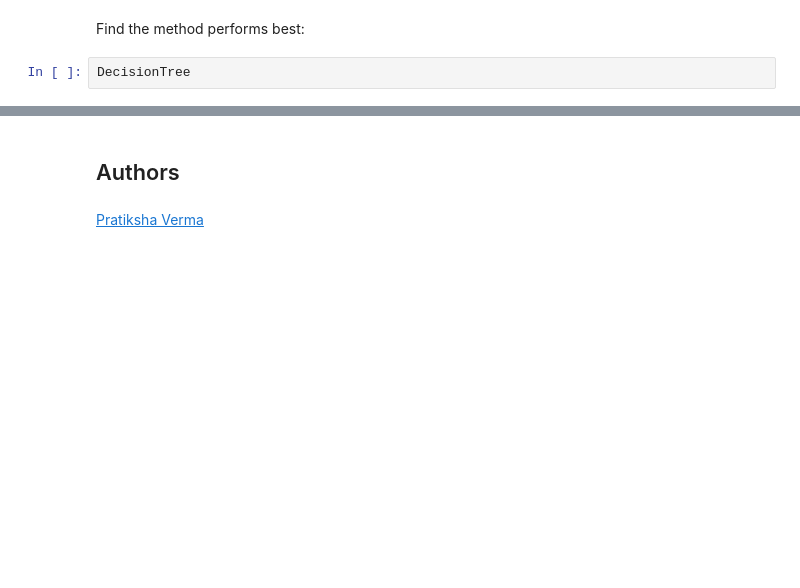
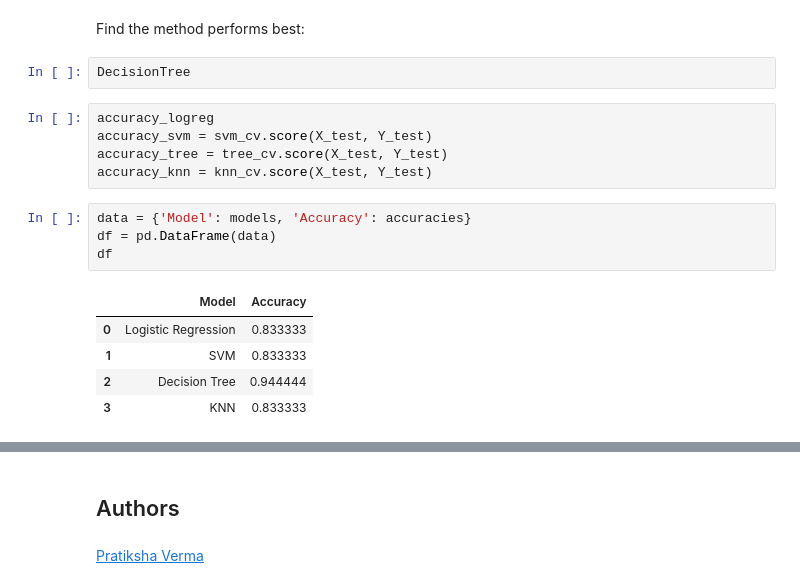
Before and after one commit to DataScientistJZ/IBM, a Jupyter notebook: SpaceX_Machine_Learning_Prediction_Part_5.jupyterlite.ipynb, the cells around one changed output, grey strips where cells are left out. Cells and saved outputs as stored; diff of their text form; blank space fills up the shorter version.

```diff
--- a/SpaceX_Machine_Learning_Prediction_Part_5.jupyterlite.ipynb
+++ b/SpaceX_Machine_Learning_Prediction_Part_5.jupyterlite.ipynb
@@ -419,3 +424,18 @@ plot_confusion_matrix(Y_test,yhat)
 Find the method performs best:
 # %%
 DecisionTree
+# %%
+accuracy_logreg
+accuracy_svm = svm_cv.score(X_test, Y_test)
+accuracy_tree = tree_cv.score(X_test, Y_test)
+accuracy_knn = knn_cv.score(X_test, Y_test)
+# %%
+data = {'Model': models, 'Accuracy': accuracies}
+df = pd.DataFrame(data)
+df
+# %% [output]
+|  | Model | Accuracy |
+| 0 | Logistic Regression | 0.833333 |
+| 1 | SVM | 0.833333 |
+| 2 | Decision Tree | 0.944444 |
+| 3 | KNN | 0.833333 |
```
Also changed, not shown: parts of 13 cells of this notebook.
